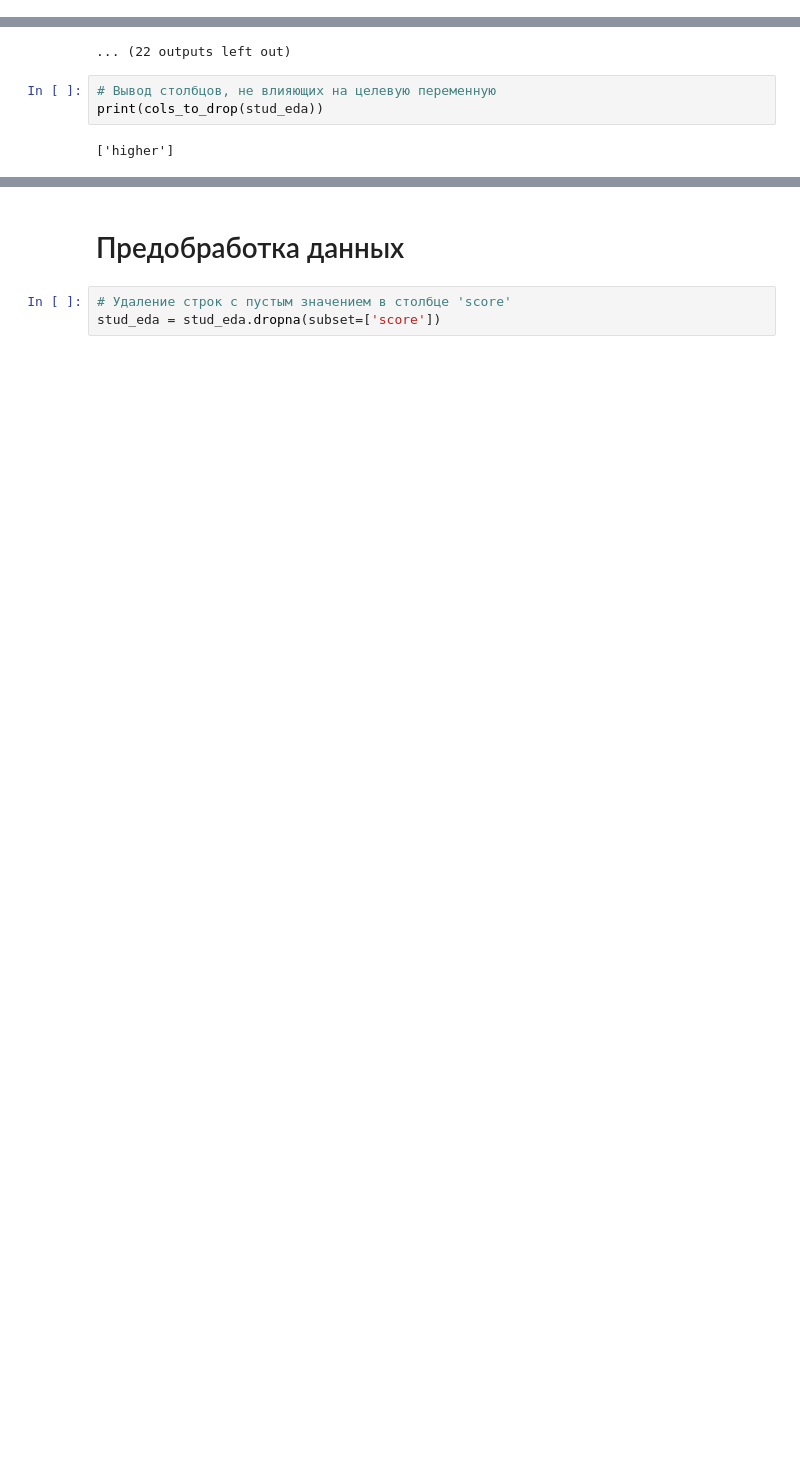
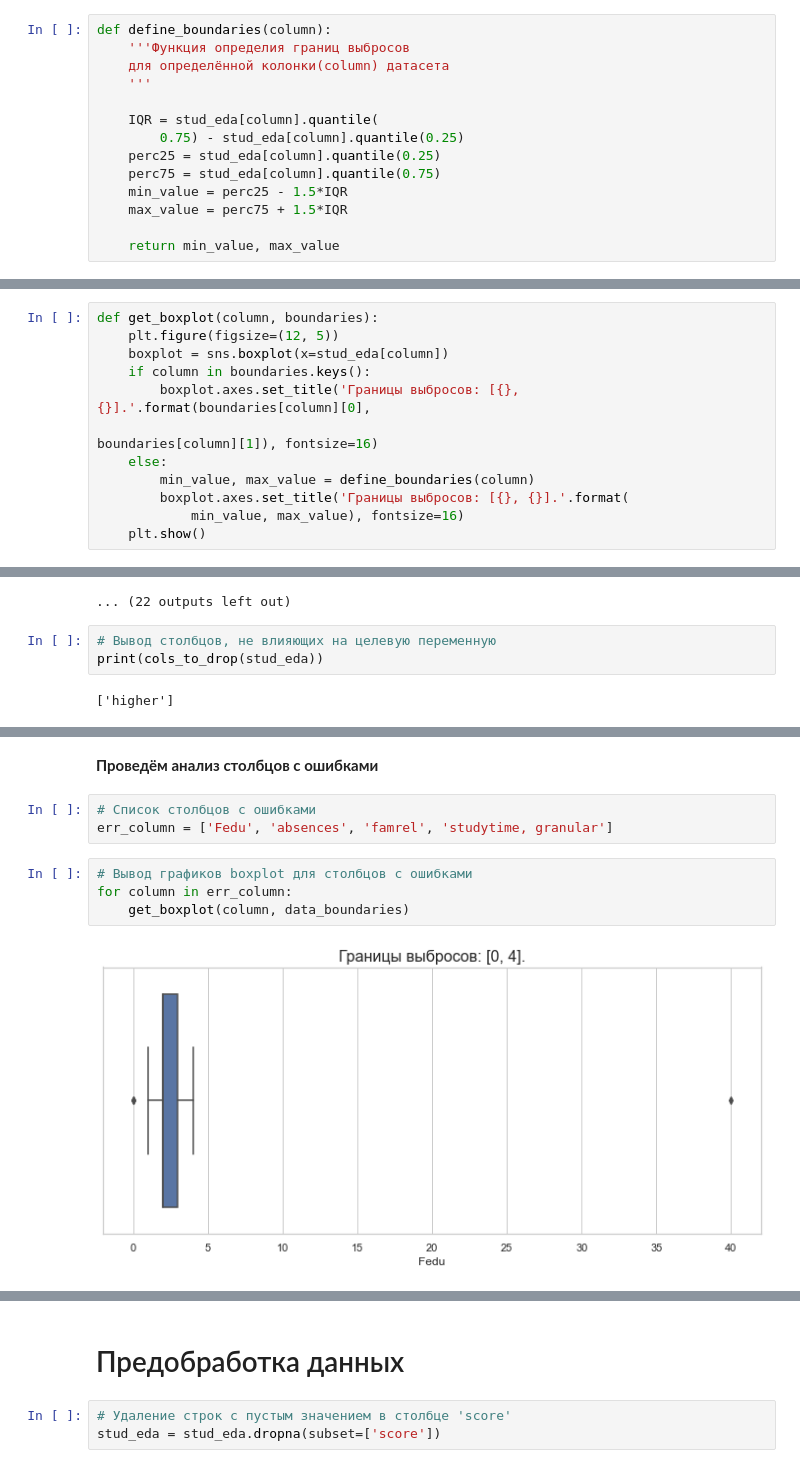
Before and after one commit to g0dzef/ML, a Jupyter notebook: module_2/Student_EDA.ipynb, the cells around one changed output, grey strips where cells are left out. Cells and saved outputs as stored; diff of their text form; blank space fills up the shorter version.

```diff
--- a/module_2/Student_EDA.ipynb
+++ b/module_2/Student_EDA.ipynb
@@ -198,0 +207,14 @@ def display_data_out(data, column):
+# %%
+def define_boundaries(column):
+    '''Функция определия границ выбросов
+    для определённой колонки(column) датасета
+    '''
+
+    IQR = stud_eda[column].quantile(
+        0.75) - stud_eda[column].quantile(0.25)
+    perc25 = stud_eda[column].quantile(0.25)
+    perc75 = stud_eda[column].quantile(0.75)
+    min_value = perc25 - 1.5*IQR
+    max_value = perc75 + 1.5*IQR
+
+    return min_value, max_value
@@ -199,3 +229,15 @@ def display_data_out(data, column):
+# %%
+def get_boxplot(column, boundaries):
+    plt.figure(figsize=(12, 5))
+    boxplot = sns.boxplot(x=stud_eda[column])
+    if column in boundaries.keys():
+        boxplot.axes.set_title('Границы выбросов: [{}, {}].'.format(boundaries[column][0],
+                                                                    boundaries[column][1]), fontsize=16)
+    else:
+        min_value, max_value = define_boundaries(column)
+        boxplot.axes.set_title('Границы выбросов: [{}, {}].'.format(
+            min_value, max_value), fontsize=16)
+    plt.show()
 # %% [markdown]
 # Обзор данных
 # %%
@@ -337,0 +386,11 @@ print(cols_to_drop(stud_eda))
+# %% [markdown]
+**Проведём анализ столбцов с ошибками**
+# %%
+# Список столбцов с ошибками
+err_column = ['Fedu', 'absences', 'famrel', 'studytime, granular']
+# %%
+# Вывод графиков boxplot для столбцов с ошибками
+for column in err_column:
+    get_boxplot(column, data_boundaries)
+# %% [output]
+[figure, added]
```
Also changed, not shown: parts of 21 cells of this notebook.
